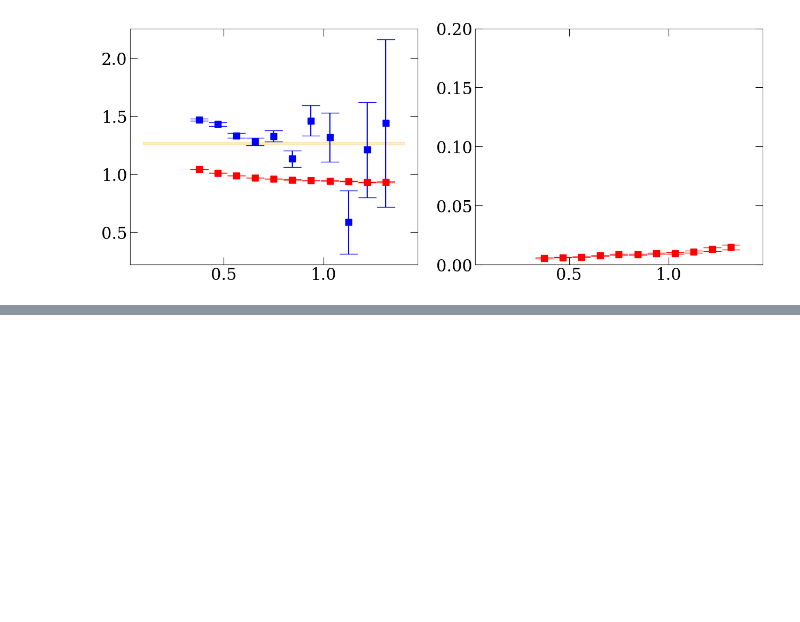
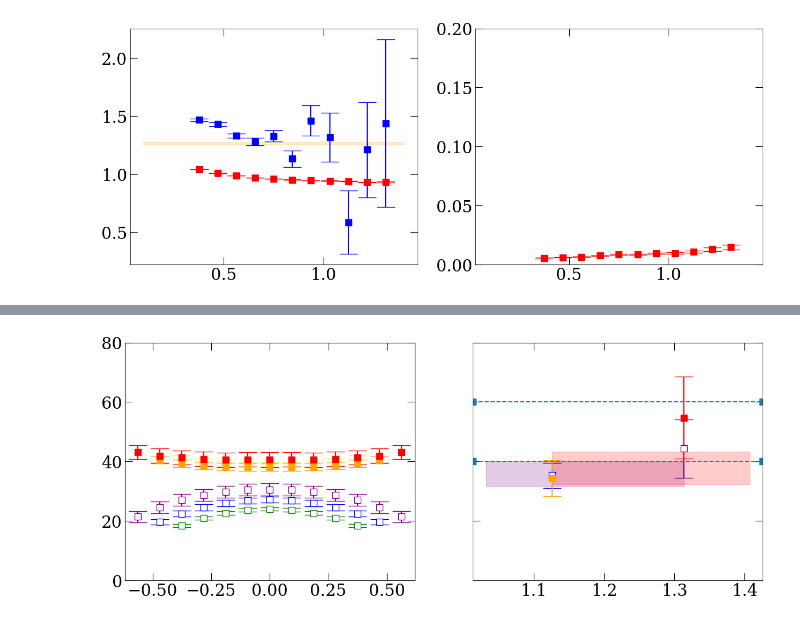
Before and after one commit to lee14916/glwc2, a Jupyter notebook: project/NST_f_Nsgm/analysis_a.ipynb, the cells around one changed output, grey strips where cells are left out. Drawn from its saved outputs; the diff is of its cells as text; code cells hidden in the pictures; blank space fills up the shorter version.

```diff
--- a/project/NST_f_Nsgm/analysis_a.ipynb
+++ b/project/NST_f_Nsgm/analysis_a.ipynb
@@ -636,3 +636,97 @@ ax.set_ylim(0,0.2)
 None
 # %% [output]
 [figure]
+# %%
+diags=yu.diags_all
+ops=['g;0,0,0;G1g;a;l1;p','g;0,0,0;G1g;N0sgm0,a;l1;p,sgm']
+# ops=['g;0,0,1;G1;a;l1;p','g;0,0,1;G1;N1sgm0,a;l1;p,sgm']
+
+c2ptM=get2ptMat(ops)
+c3ptM=[get3ptMat(ops,ops,f'id_j+_{tf}',diags=diags) for tf in tfs]
+
+ratio=[np.real(c3ptM[i_tf][:,:,0,0])/np.real(c2ptM[:,tf,0,0][:,None]) for i_tf,tf in enumerate(tfs)]
+
+s0=1
+ratioSum=[np.sum(ele[:,s0:-s0],axis=1) for ele in ratio]
+ratioSumDif=[(ratioSum[1]-ratioSum[0])/2,(ratioSum[2]-ratioSum[1])/2]
+
+fitfunc=lambda x: np.array([x[0]+x[1]*tf for tf in tfs])
+pars_jk,chi2_jk,Ndof=yu.jackfit(fitfunc,np.transpose(ratioSum),[-100,50])
+print(np.mean(chi2_jk)/Ndof)
+
+GEVP_t0=3
+def func(c2ptM):
+    evals,evecs=yu.GEVP(c2ptM,GEVP_t0)
+    En=np.log(evals/np.roll(evals,-1,axis=0))
+    t=evecs[:,:,0]
+    evecs=np.abs(evecs/t[:,:,None])
+    res=np.concatenate([En,evecs[:,:,1]],axis=1)
+    res=np.real(res)
+    return res
+resGEVP=yu.jackmap(func,c2ptM)
+
+evec=np.array([np.mean(resGEVP[:,14,2])])
+
+def get(i_tf):
+    tf=tfs[i_tf]
+    c3pt=c3ptM[i_tf][:,:,0,0]+ evec[:,None]*c3ptM[i_tf][:,:,0,1] + evec[:,None]*c3ptM[i_tf][:,:,1,0]
+    c2pt=c2ptM[:,tf,0,0] + evec*c2ptM[:,tf,0,1] + evec*c2ptM[:,tf,1,0] + evec**2*c2ptM[:,tf,1,1]
+    return np.real(c3pt)/np.real(c2pt)[:,None]
+
+ratioGEVP=[get(i_tf) for i_tf,tf in enumerate(tfs)]
+
+ratioGEVPSum=[np.sum(ele[:,s0:-s0],axis=1) for ele in ratioGEVP]
+ratioGEVPSumDif=[(ratioGEVPSum[1]-ratioGEVPSum[0])/2,(ratioGEVPSum[2]-ratioGEVPSum[1])/2]
+
+parsGEVP_jk,chi2GEVP_jk,NdofGEVP=yu.jackfit(fitfunc,np.transpose(ratioGEVPSum),[-100,50])
+print(np.mean(chi2GEVP_jk)/NdofGEVP)
+
+fig, axs = yu.getFigAxs(1,2,sharey=True)
+colorMap_rainbow={('noGEVP',10):'green',('noGEVP',12):'blue',('noGEVP',14):'purple',('GEVP',10):'yellow',('GEVP',12):'orange',('GEVP',14):'red'}
+xunit=ens2a[ens]; yunit=ens2amu[ens]*ens2aInv[ens]
+
+
+case='noGEVP'
+mfc={'noGEVP':'white','GEVP':None}[case]
+
+ax=axs[0,0]
+for i_tf,tf in enumerate(tfs):
+    color=colorMap_rainbow[(case,tf)]
+    mean,err=yu.jackme(ratio[i_tf])
+    plt_x=np.arange(1 - tf//2,tf//2)*xunit; plt_y=mean[1:tf]*yunit; plt_yerr=err[1:tf]*yunit
+    ax.errorbar(plt_x,plt_y,plt_yerr,color=color,mfc=mfc)
+ax=axs[0,1]
+for i_tf,tf in enumerate(tfs[1:]):
+    color=colorMap_rainbow[(case,tf)]
+    mean,err=yu.jackme(ratioSumDif[i_tf])
+    plt_x=np.array([tf])*xunit; plt_y=mean*yunit; plt_yerr=err*yunit
+    ax.errorbar(plt_x,plt_y,plt_yerr,color=color,mfc=mfc)
+
+mean,err=yu.jackme(pars_jk)
+plt_x=np.array([11,14])*xunit; plt_y=mean[1]*yunit; plt_error=err[1]*yunit
+ax.fill_between(plt_x,plt_y-plt_error,plt_y+plt_error,color=color,alpha=0.2)
+
+
+case='GEVP'
+mfc={'noGEVP':'white','GEVP':None}[case]
+ax=axs[0,0]
+for i_tf,tf in enumerate(tfs):
+    color=colorMap_rainbow[(case,tf)]
+    mean,err=yu.jackme(ratioGEVP[i_tf])
+    plt_x=np.arange(1 - tf//2,tf//2)*xunit; plt_y=mean[1:tf]*yunit; plt_yerr=err[1:tf]*yunit
+    ax.errorbar(plt_x,plt_y,plt_yerr,color=color,mfc=mfc)
+ax=axs[0,1]
+for i_tf,tf in enumerate(tfs[1:]):
+    color=colorMap_rainbow[(case,tf)]
+    mean,err=yu.jackme(ratioGEVPSumDif[i_tf])
+    plt_x=np.array([tf])*xunit; plt_y=mean*yunit; plt_yerr=err*yunit
+    ax.errorbar(plt_x,plt_y,plt_yerr,color=color,mfc=mfc)
+
+mean,err=yu.jackme(parsGEVP_jk)
+plt_x=np.array([12,15])*xunit; plt_y=mean[1]*yunit; plt_error=err[1]*yunit
+ax.fill_between(plt_x,plt_y-plt_error,plt_y+plt_error,color=color,alpha=0.2)
+
+axs[0,1].set_ylim([0,80])
+axs[0,1].axhline(40,linestyle='--')
+axs[0,1].axhline(60,linestyle='--')
+# %% [output]
@@ -639 +736,2 @@ None
+[figure, added]
 # %%
```
Also changed, not shown: parts of 7 cells of this notebook.
